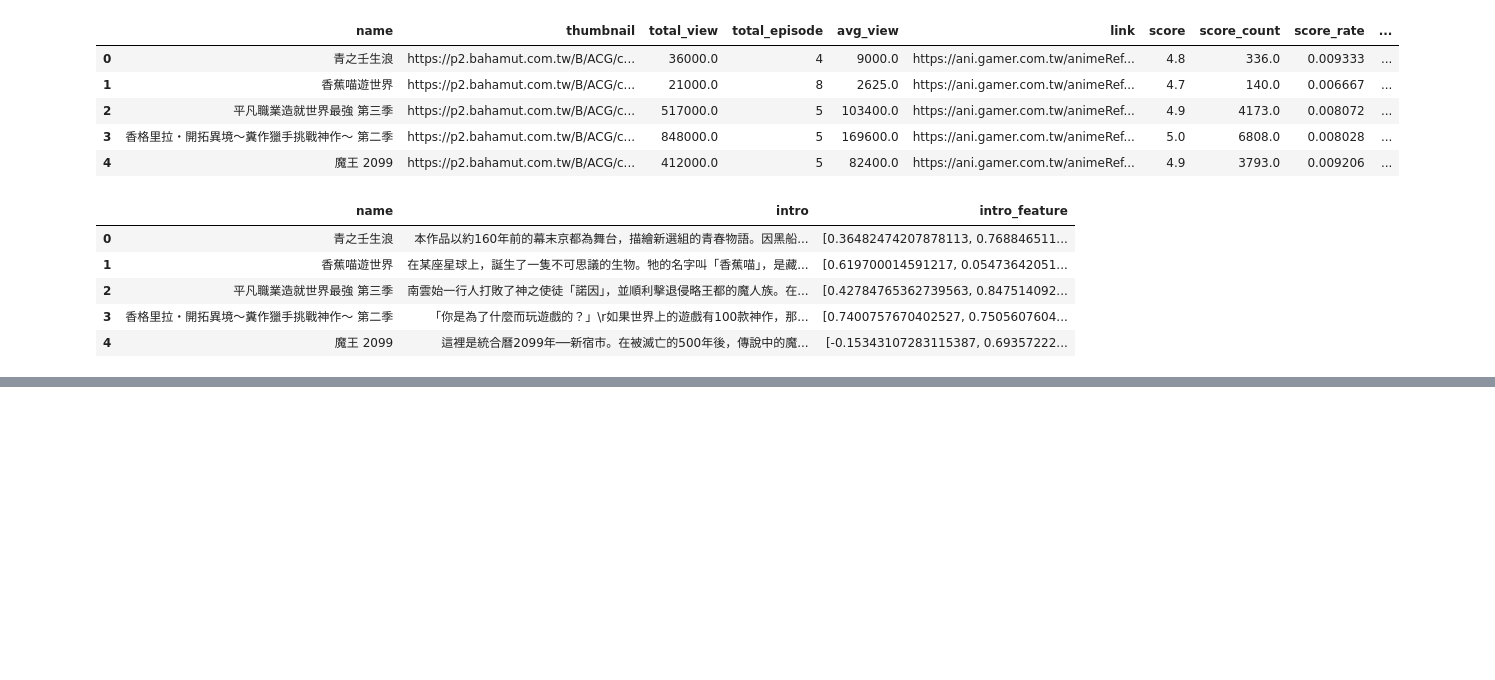
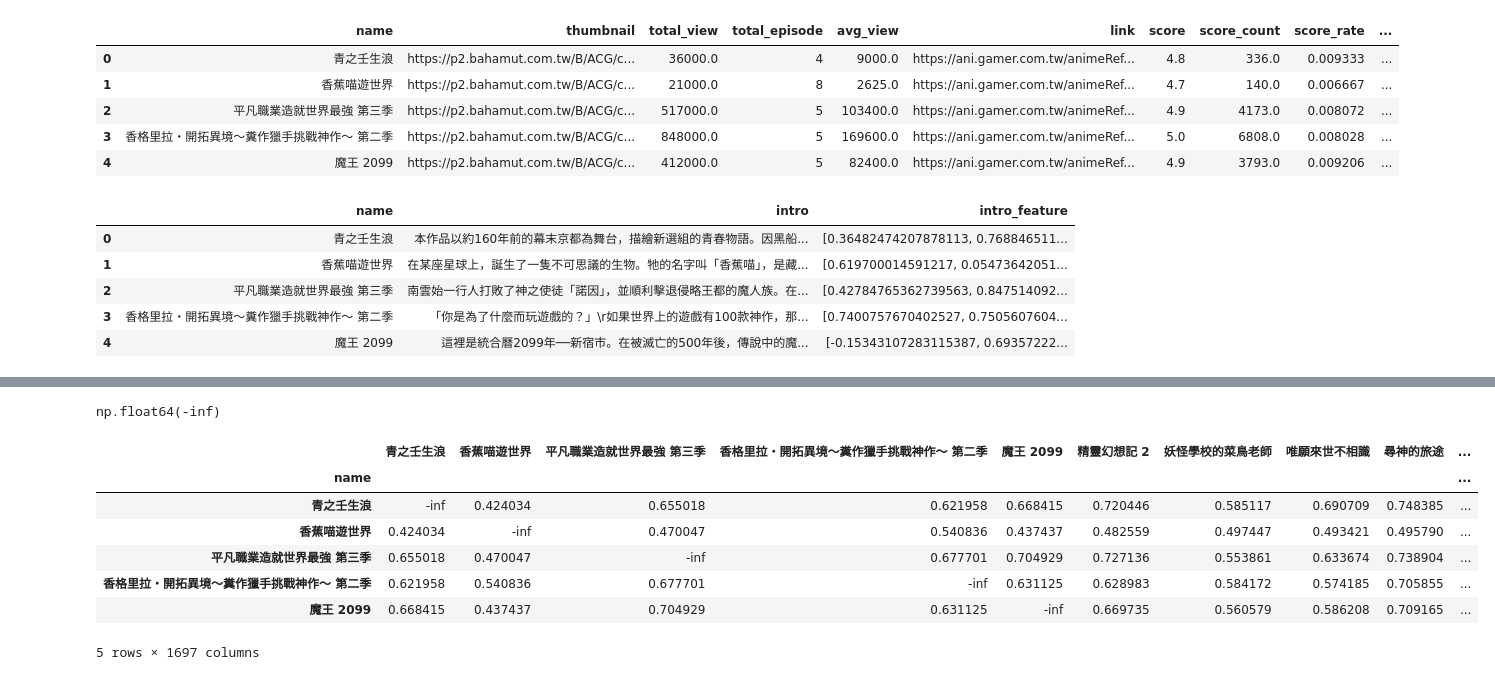
Before and after one commit to edward19978695/baha-anime-analysis, a Jupyter notebook: dev/intro_nlp.ipynb, the cells around one changed output, grey strips where cells are left out. Cells and saved outputs as stored; diff of their text form; code cells hidden in the pictures; blank space fills up the shorter version.

```diff
--- a/dev/intro_nlp.ipynb
+++ b/dev/intro_nlp.ipynb
@@ -213,0 +245,17 @@ Name: name, Length: 100, dtype: object
+# %%
+df_similar.iloc[0,0]
+# %% [output]
+np.float64(-inf)
+# %%
+anime_intro_similarity = pd.read_csv('data/anime_intro_similarity.csv')
+anime_intro_similarity = anime_intro_similarity.set_index('name')
+anime_intro_similarity.head()
+# %% [output]
+|  | 青之壬生浪 | 香蕉喵遊世界 | 平凡職業造就世界最強 第三季 | 香格里拉・開拓異境～糞作獵手挑戰神作～ 第二季 | 魔王 2099 | 精靈幻想記 2 | 妖怪學校的菜鳥老師 | 唯願來世不相識 | 尋神的旅途 | ... |
+| name |  |  |  |  |  |  |  |  |  | ... |
+| 青之壬生浪 | -inf | 0.424034 | 0.655018 | 0.621958 | 0.668415 | 0.720446 | 0.585117 | 0.690709 | 0.748385 | ... |
+| 香蕉喵遊世界 | 0.424034 | -inf | 0.470047 | 0.540836 | 0.437437 | 0.482559 | 0.497447 | 0.493421 | 0.495790 | ... |
+| 平凡職業造就世界最強 第三季 | 0.655018 | 0.470047 | -inf | 0.677701 | 0.704929 | 0.727136 | 0.553861 | 0.633674 | 0.738904 | ... |
+| 香格里拉・開拓異境～糞作獵手挑戰神作～ 第二季 | 0.621958 | 0.540836 | 0.677701 | -inf | 0.631125 | 0.628983 | 0.584172 | 0.574185 | 0.705855 | ... |
+| 魔王 2099 | 0.668415 | 0.437437 | 0.704929 | 0.631125 | -inf | 0.669735 | 0.560579 | 0.586208 | 0.709165 | ... |
+5 rows × 1697 columns
```
Also changed, not shown: parts of 22 cells of this notebook, 3 other files.
